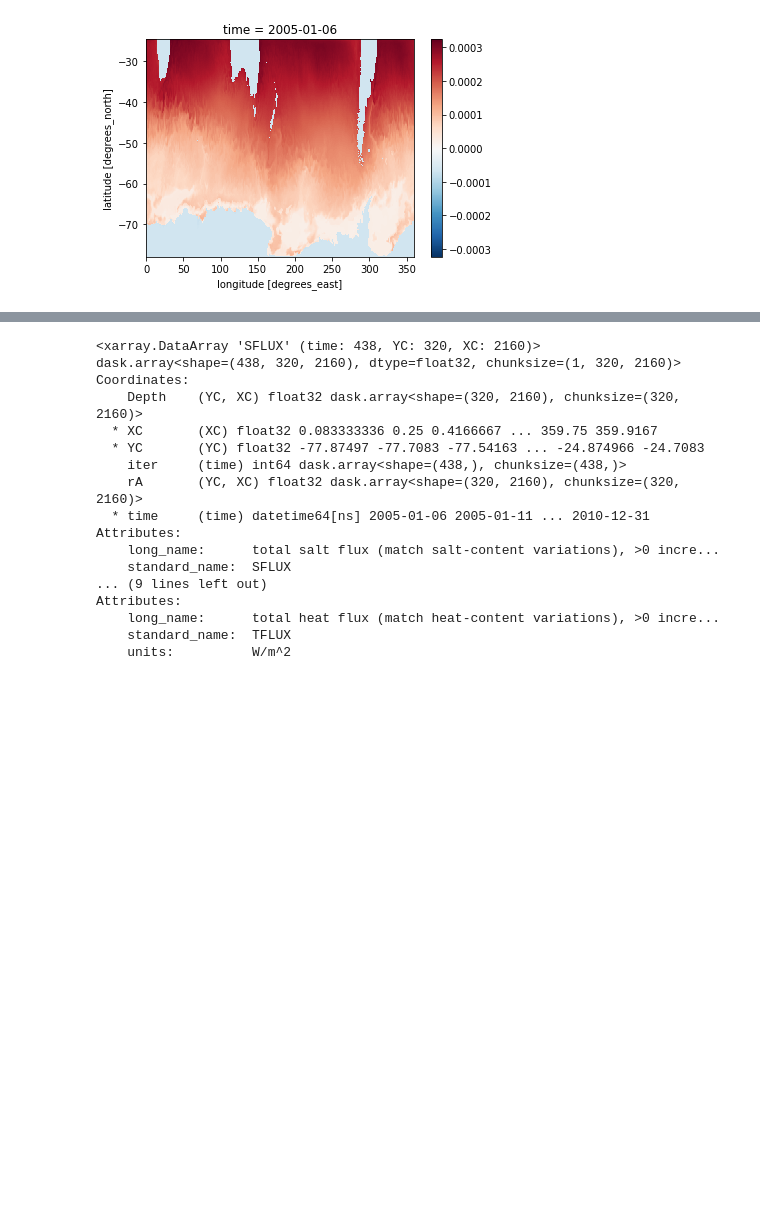
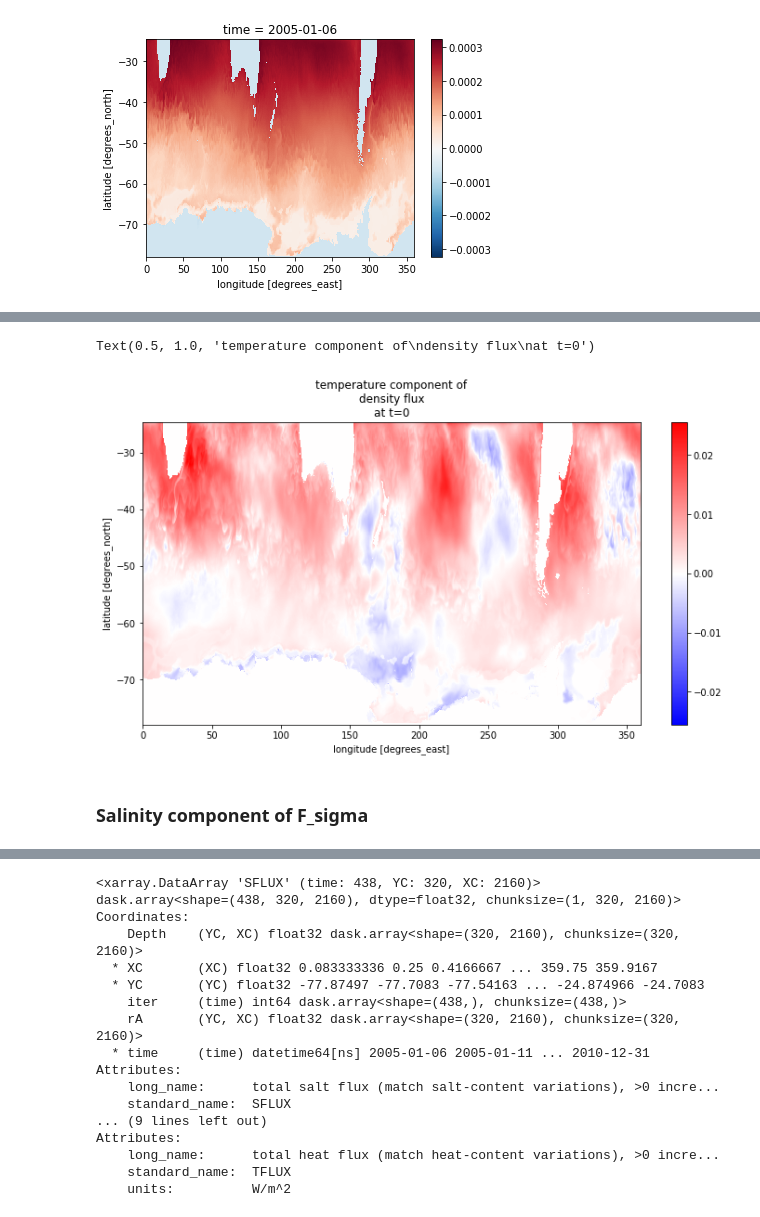
Before and after one commit to shanicetbailey/nasa-finesst-proposal, a Jupyter notebook: NASA-preliminary-figs.ipynb, the cells around one changed output, grey strips where cells are left out. Cells and saved outputs as stored; diff of their text form; code cells hidden in the pictures; blank space fills up the shorter version.

```diff
--- a/NASA-preliminary-figs.ipynb
+++ b/NASA-preliminary-figs.ipynb
@@ -147,2 +137,3 @@ a0.plot()
 # %%
 rho = gsw.rho_alpha_beta(sa, ct, 0)
+rho.load()
@@ -156,0 +142,4 @@ ds_sose.TFLUX.units
+# %%
+heat_capacity_cp = 3.994e3
+F_sig_heat = (rho * alpha * ds_sose.TFLUX) / (runit2mass * heat_capacity_cp)
+F_sig_heat
@@ -156,0 +156,8 @@ ds_sose.TFLUX.units
+# %%
+F_sig_heat[0].plot(figsize=(12,6), cmap='bwr')
+plt.title('temperature component of\ndensity flux\nat t=0')
+# %% [output]
+Text(0.5, 1.0, 'temperature component of\ndensity flux\nat t=0')
+[figure, added]
+# %% [markdown]
+### Salinity component of F_sigma
```
Also changed, not shown: parts of 30 cells of this notebook.
